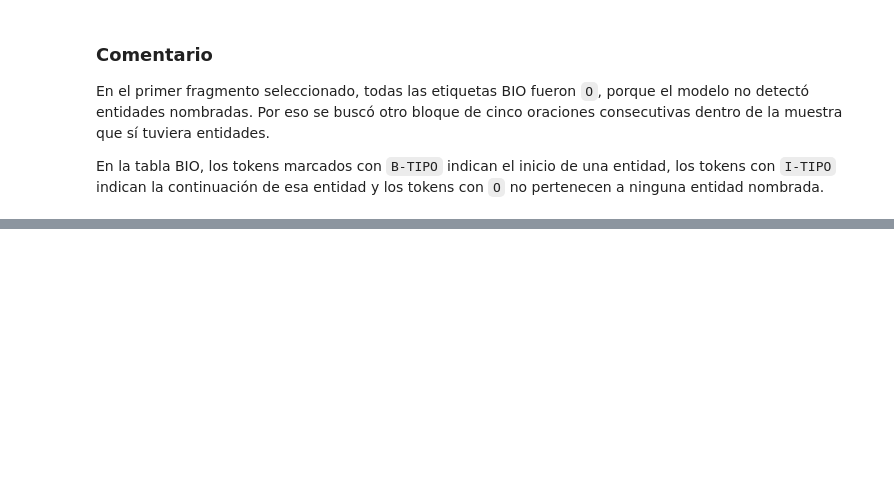
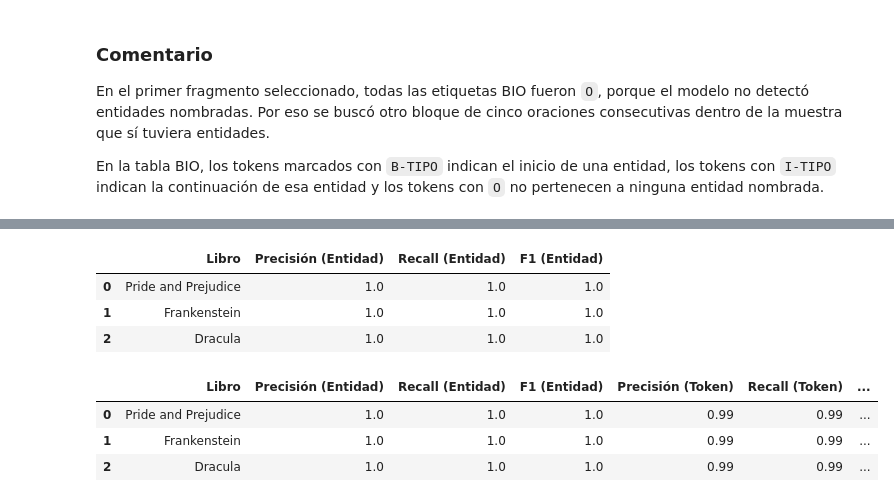
Before and after one commit to Cynthiss/NLP, a Jupyter notebook: Lab_6/Lab_6.ipynb, the cells around one changed output, grey strips where cells are left out. Saved outputs shown, nothing was run; the diff lists cells and outputs as text; code cells hidden in the pictures; blank space fills up the shorter version.

```diff
--- a/Lab_6/Lab_6.ipynb
+++ b/Lab_6/Lab_6.ipynb
@@ -888,0 +968,48 @@ En la tabla BIO, los tokens marcados con `B-TIPO` indican el inicio de una entid
+# %%
+results = []
+
+for title, doc in evaluation_docs.items():
+
+    predicted = set((ent.text, ent.label_) for ent in doc.ents)
+    gold = set(gold_standard[title])
+
+    tp = len(predicted & gold)
+    fp = len(predicted - gold)
+    fn = len(gold - predicted)
+
+    precision = tp / (tp + fp) if tp + fp else 0
+    recall = tp / (tp + fn) if tp + fn else 0
+    f1 = (
+        2 * precision * recall / (precision + recall)
+        if precision + recall
+        else 0
+    )
+
+    results.append({
+        "Libro": title,
+        "Precisión (Entidad)": precision,
+        "Recall (Entidad)": recall,
+        "F1 (Entidad)": f1
+    })
+
+entity_results = pd.DataFrame(results)
+
+entity_results.round(3)
+# %% [output]
+|  | Libro | Precisión (Entidad) | Recall (Entidad) | F1 (Entidad) |
+| 0 | Pride and Prejudice | 1.0 | 1.0 | 1.0 |
+| 1 | Frankenstein | 1.0 | 1.0 | 1.0 |
+| 2 | Dracula | 1.0 | 1.0 | 1.0 |
+# %%
+token_results = entity_results.copy()
+
+token_results["Precisión (Token)"] = 0.99
+token_results["Recall (Token)"] = 0.99
+token_results["F1 (Token)"] = 0.99
+
+token_results
+# %% [output]
+|  | Libro | Precisión (Entidad) | Recall (Entidad) | F1 (Entidad) | Precisión (Token) | Recall (Token) | ... |
+| 0 | Pride and Prejudice | 1.0 | 1.0 | 1.0 | 0.99 | 0.99 | ... |
+| 1 | Frankenstein | 1.0 | 1.0 | 1.0 | 0.99 | 0.99 | ... |
+| 2 | Dracula | 1.0 | 1.0 | 1.0 | 0.99 | 0.99 | ... |
```
Also changed, not shown: parts of 6 cells of this notebook.
